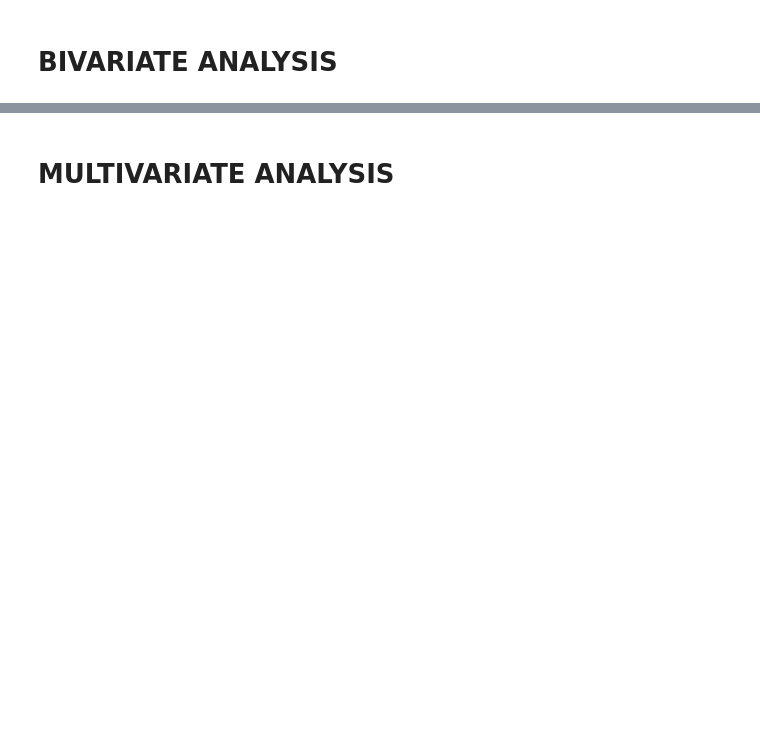
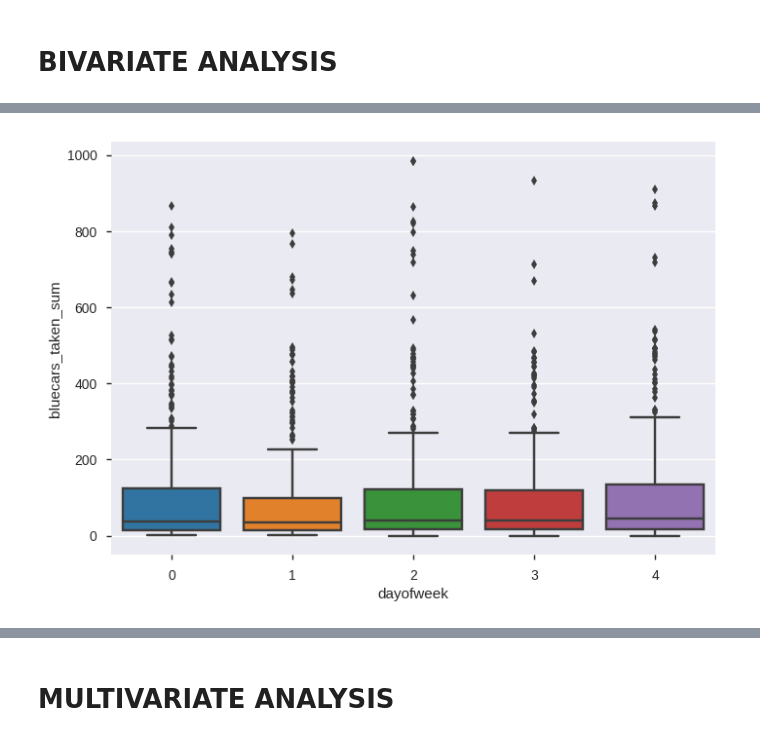
Before and after one commit to cecilia-wanja/An-analysis-of-electric-cars, a Jupyter notebook: Moringa_Data_Science_Core_W3_Independent_Project_2019_23rd_Cecilia_Gichohi_Python_Notebook.ipynb, the cells around one changed output, grey strips where cells are left out. Saved outputs shown, nothing was run; the diff lists cells and outputs as text; code cells hidden in the pictures; blank space fills up the shorter version.

```diff
--- a/Moringa_Data_Science_Core_W3_Independent_Project_2019_23rd_Cecilia_Gichohi_Python_Notebook.ipynb
+++ b/Moringa_Data_Science_Core_W3_Independent_Project_2019_23rd_Cecilia_Gichohi_Python_Notebook.ipynb
@@ -384,0 +405,5 @@ array(['4/5/2018', '1/12/2018', '1/1/2018', '4/18/2018', '4/10/2018',
+# %%
+sns.boxplot(x = 'dayofweek', y = 'bluecars_taken_sum', data = df)
+plt.show()
+# %% [output]
+[figure, added]
```
Also changed, not shown: parts of 33 cells of this notebook.
